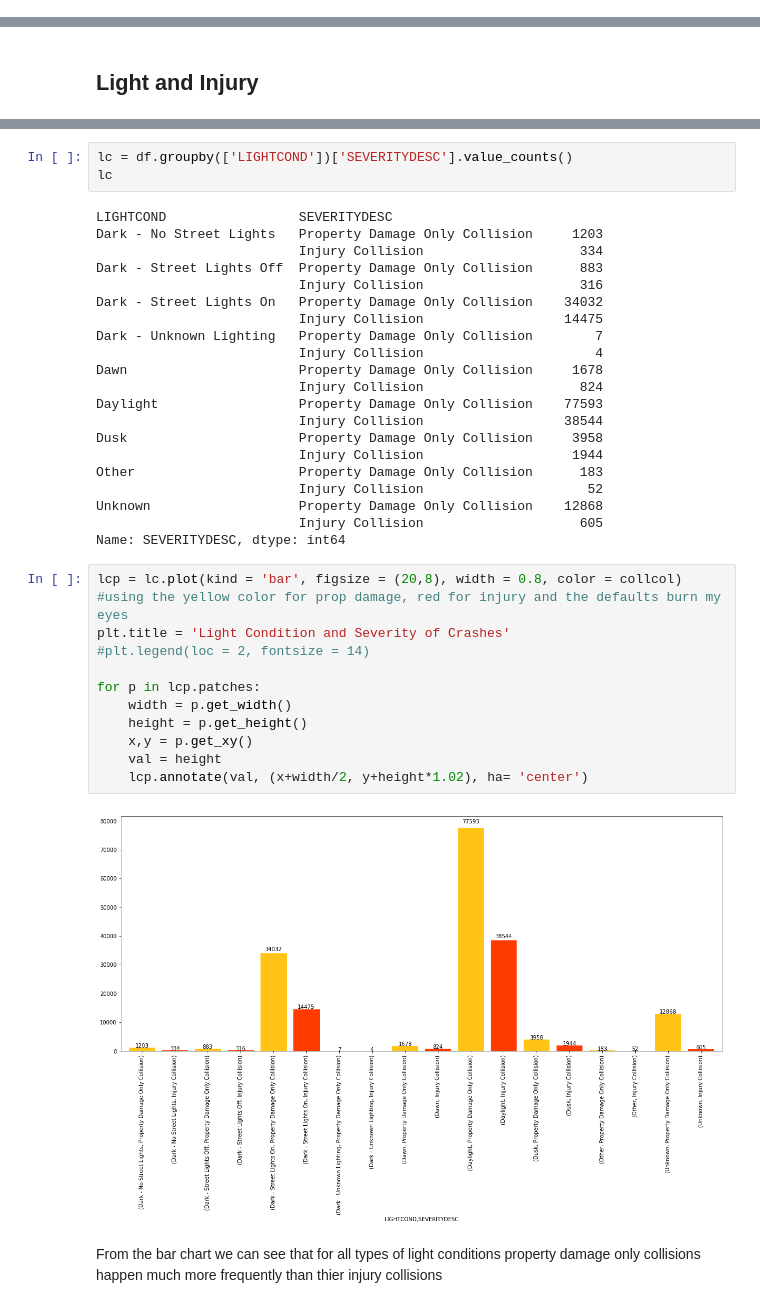
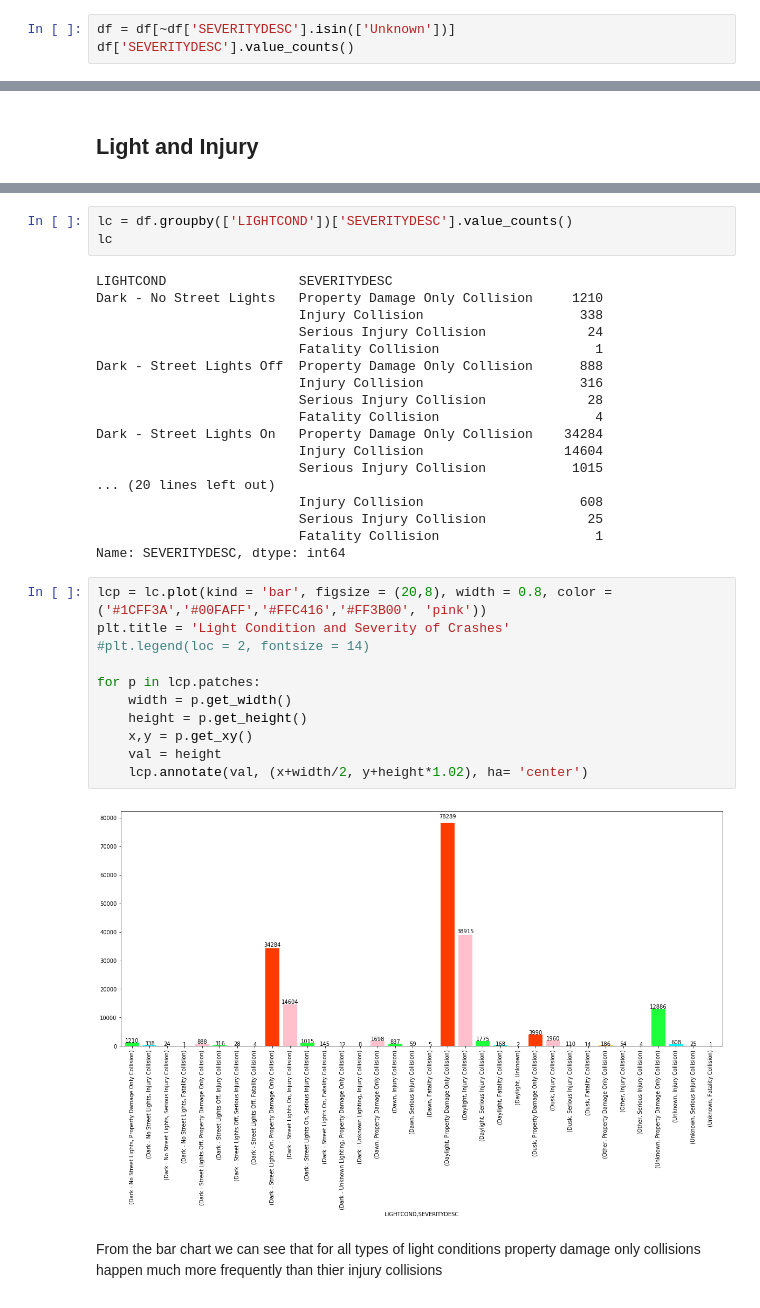
Before and after one commit to Flame-Sage/Coursera_Capstone, a Jupyter notebook: Capstone Notebook.ipynb, the cells around one changed output, grey strips where cells are left out. Saved outputs shown, nothing was run; the diff lists cells and outputs as text.

Commit message:
Published from Watson Studio. Switched to a different dataset, deleted the old folium section, did some improvements on the charts

```diff
--- a/Capstone Notebook.ipynb
+++ b/Capstone Notebook.ipynb
@@ -176,0 +185,3 @@ Name: SEVERITYDESC, dtype: int64
+# %%
+df = df[~df['SEVERITYDESC'].isin(['Unknown'])]
+df['SEVERITYDESC'].value_counts()
@@ -213,38 +236,35 @@ lc = df.groupby(['LIGHTCOND'])['SEVERITYDESC'].value_counts()
 lc
 # %% [output]
 LIGHTCOND                 SEVERITYDESC
-Dark - No Street Lights   Property Damage Only Collision     1203
-                          Injury Collision                    334
-Dark - Street Lights Off  Property Damage Only Collision      883
+Dark - No Street Lights   Property Damage Only Collision     1210
+                          Injury Collision                    338
+                          Serious Injury Collision             24
+                          Fatality Collision                    1
+Dark - Street Lights Off  Property Damage Only Collision      888
                           Injury Collision                    316
-Dark - Street Lights On   Property Damage Only Collision    34032
-                          Injury Collision                  14475
-Dark - Unknown Lighting   Property Damage Only Collision        7
-                          Injury Collision                      4
-Dawn                      Property Damage Only Collision     1678
-                          Injury Collision                    824
-Daylight                  Property Damage Only Collision    77593
-                          Injury Collision                  38544
-Dusk                      Property Damage Only Collision     3958
-                          Injury Collision                   1944
-Other                     Property Damage Only Collision      183
-                          Injury Collision                     52
-Unknown                   Property Damage Only Collision    12868
-                          Injury Collision                    605
+                          Serious Injury Collision             28
+                          Fatality Collision                    4
+Dark - Street Lights On   Property Damage Only Collision    34284
+                          Injury Collision                  14604
+                          Serious Injury Collision           1015
+... (20 lines left out)
+                          Injury Collision                    608
+                          Serious Injury Collision             25
+                          Fatality Collision                    1
 Name: SEVERITYDESC, dtype: int64
 # %%
-lcp = lc.plot(kind = 'bar', figsize = (20,8), width = 0.8, color = collcol) #using the yellow color for prop damage, red for injury and the defaults burn my eyes
+lcp = lc.plot(kind = 'bar', figsize = (20,8), width = 0.8, color = ('#1CFF3A','#00FAFF','#FFC416','#FF3B00', 'pink'))
 plt.title = 'Light Condition and Severity of Crashes'
 #plt.legend(loc = 2, fontsize = 14)
 
 for p in lcp.patches:
     width = p.get_width()
     height = p.get_height()
     x,y = p.get_xy()
     val = height
     lcp.annotate(val, (x+width/2, y+height*1.02), ha= 'center')
 # %% [output]
-[figure, old version]
+[figure, new version]
 # %% [markdown]
 From the bar chart we can see that for all types of light conditions property damage only collisions happen much more frequently than thier injury collisions
 # %%
```
Also changed, not shown: parts of 36 cells of this notebook.
